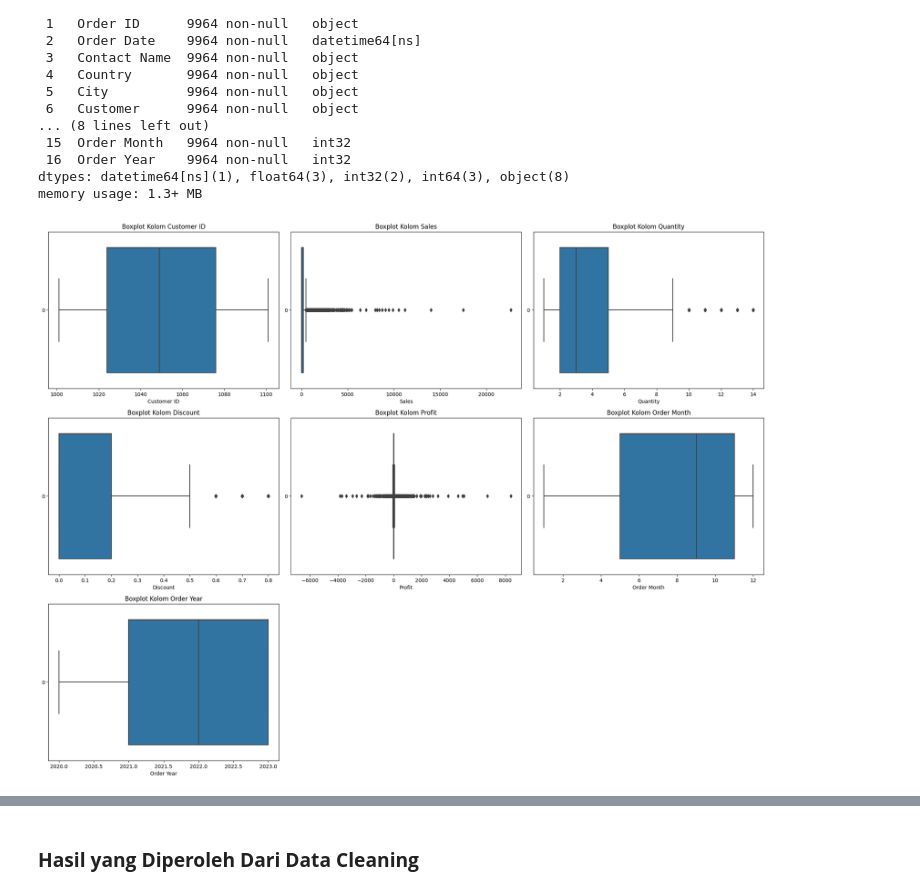
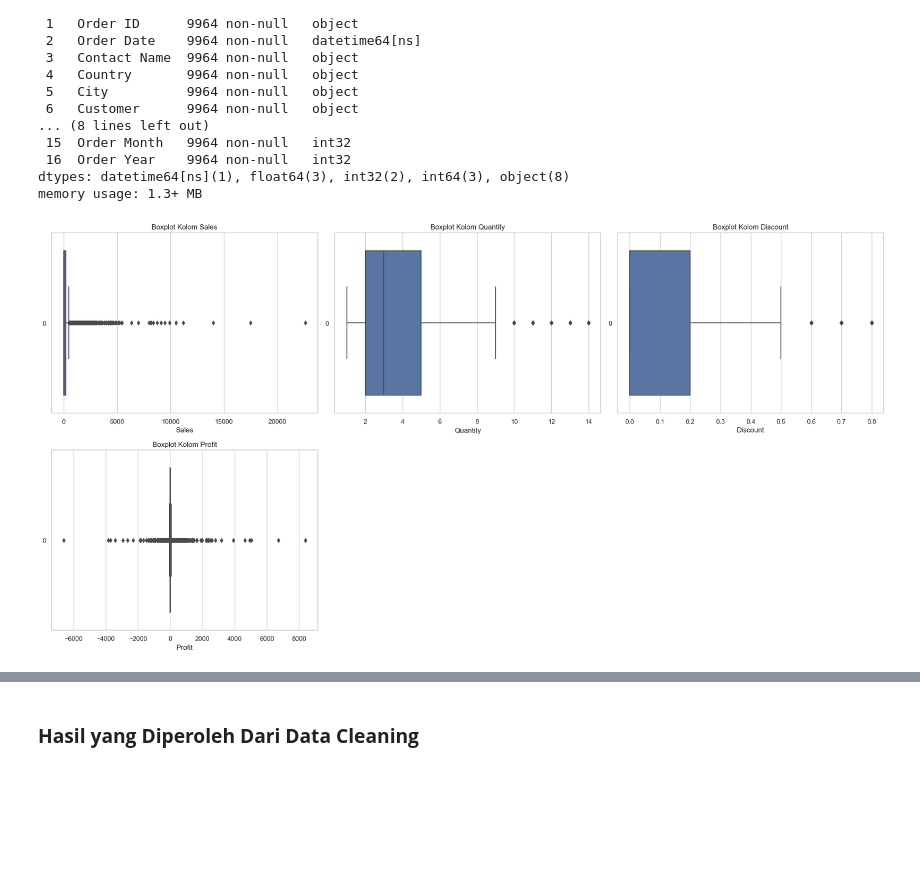
Before and after one commit to nadgatha/CapstoneProject2_NadyaSarillaAgatha, a Jupyter notebook: Capstone Project 2_Nadya Sarilla Agatha.ipynb, the cells around one changed output, grey strips where cells are left out. Cells and saved outputs as stored; diff of their text form; code cells hidden in the pictures; blank space fills up the shorter version.

```diff
--- a/Capstone Project 2_Nadya Sarilla Agatha.ipynb
+++ b/Capstone Project 2_Nadya Sarilla Agatha.ipynb
@@ -340,27 +340,24 @@ memory usage: 1.3+ MB
 # %%
 # Membuat variabel baru berisi kolom-kolom numerik
 outliers_numerik = data[[
-    'Customer ID',
     'Sales',
     'Quantity',
     'Discount',
     'Profit',
-    'Order Month',
-    'Order Year'
 ]]
 
 # Menampilkan Outliers dengan Boxplot
 plt.figure(figsize=(20,20))
 for x, kolom in enumerate(outliers_numerik, 1):
     plt.subplot(4, 3, x)  # Menggunakan x sebagai indeks subplot
     sns.boxplot(data=data[kolom], orient='horizontal') #visualisasi outliers dengan boxplot
     plt.title(f'Boxplot Kolom {kolom}') #judul boxplot
     plt.xlabel(kolom)
 
 plt.tight_layout()
 plt.show()
 # %% [output]
-[figure, old version]
+[figure, new version]
 # %%
 def outliers(data,column):
     Q1 = data[column].quantile(0.25)
```
Also changed, not shown: parts of 9 cells of this notebook.
